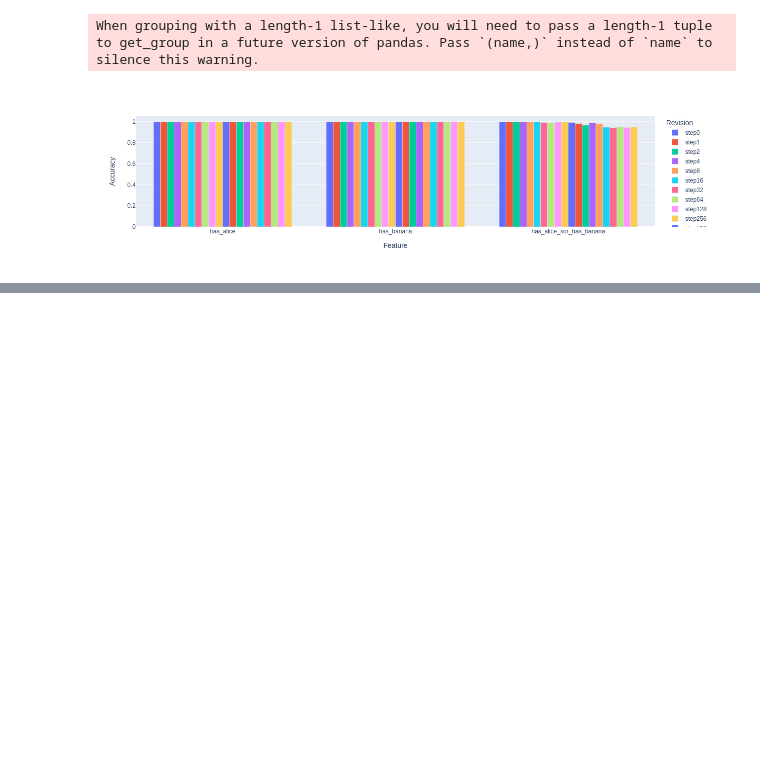
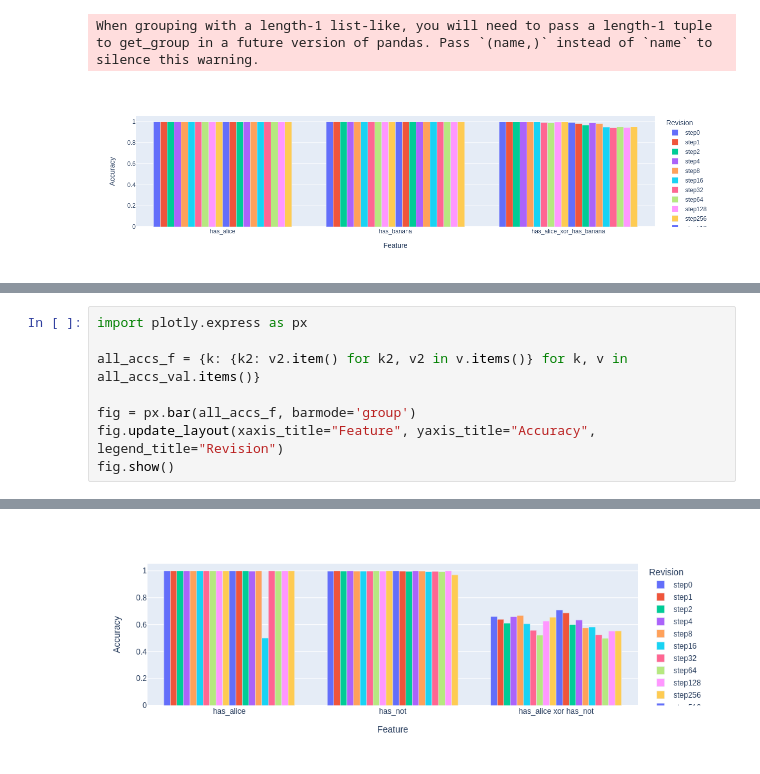
Before and after one commit to Butanium/geometry-of-truth, a Jupyter notebook: xor.ipynb, the cells around one changed output, grey strips where cells are left out. Saved outputs shown, nothing was run; the diff lists cells and outputs as text; blank space fills up the shorter version.

Commit message:
has_not graph

```diff
--- a/xor.ipynb
+++ b/xor.ipynb
@@ -121,0 +187,9 @@ When grouping with a length-1 list-like, you will need to pass a length-1 tuple
+# %%
+import plotly.express as px
+
+all_accs_f = {k: {k2: v2.item() for k2, v2 in v.items()} for k, v in all_accs_val.items()}
+
+fig = px.bar(all_accs_f, barmode='group')
+fig.update_layout(xaxis_title="Feature", yaxis_title="Accuracy", legend_title="Revision")
+fig.show()
+# %% [output]
@@ -121,0 +197 @@ When grouping with a length-1 list-like, you will need to pass a length-1 tuple
+[figure, added]
```
Also changed, not shown: parts of 3 cells of this notebook, 4 other files.
